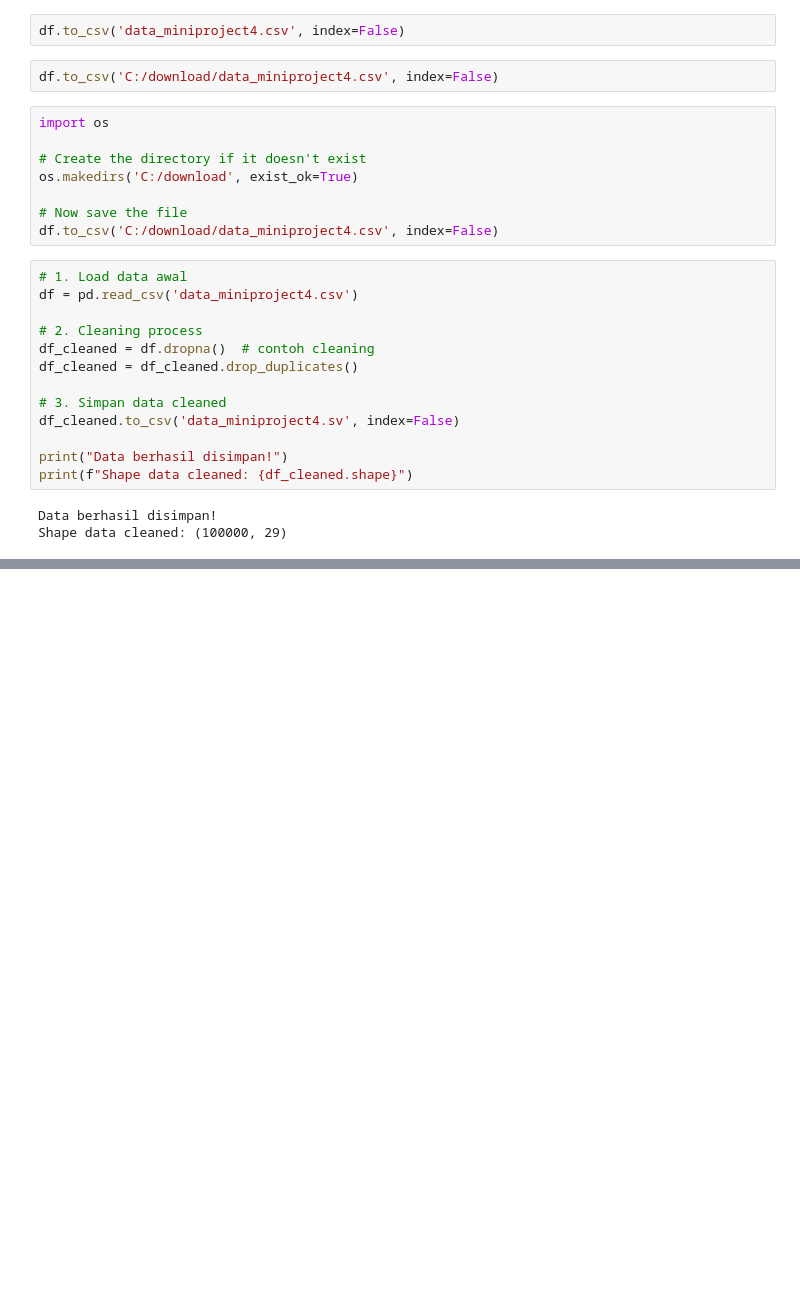
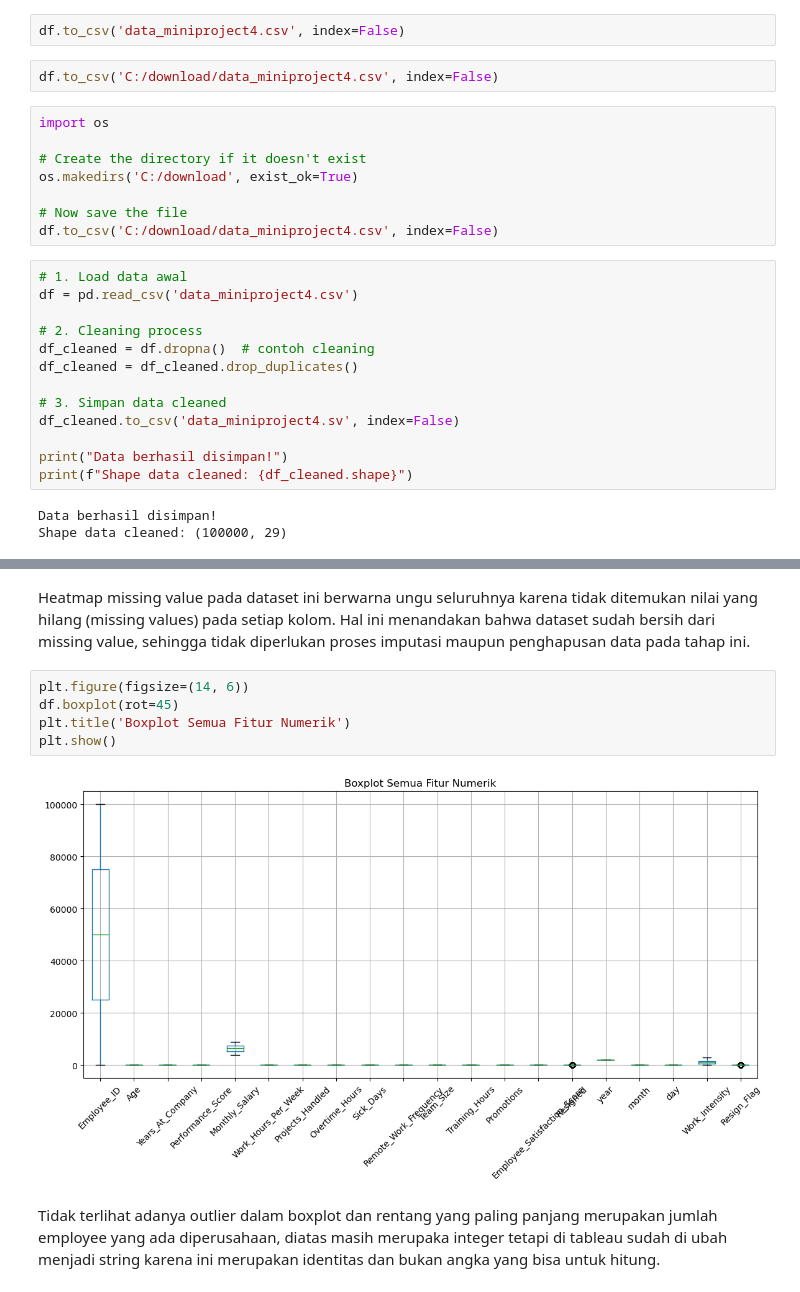
Before and after one commit to yasminauliaaa/handson-git, a Jupyter notebook: MINI PROJECT 4.ipynb, the cells around one changed output, grey strips where cells are left out. Drawn from its saved outputs; the diff is of its cells as text; blank space fills up the shorter version.

```diff
--- a/MINI PROJECT 4.ipynb
+++ b/MINI PROJECT 4.ipynb
@@ -291,0 +302,11 @@ Shape data cleaned: (100000, 29)
+# %% [markdown]
+Heatmap missing value pada dataset ini berwarna ungu seluruhnya karena tidak ditemukan nilai yang hilang (missing values) pada setiap kolom. Hal ini menandakan bahwa dataset sudah bersih dari missing value, sehingga tidak diperlukan proses imputasi maupun penghapusan data pada tahap ini.
+# %%
+plt.figure(figsize=(14, 6))
+df.boxplot(rot=45)
+plt.title('Boxplot Semua Fitur Numerik')
+plt.show()
+# %% [output]
+[figure, added]
+# %% [markdown]
+Tidak terlihat adanya outlier dalam boxplot dan rentang yang paling panjang merupakan jumlah employee yang ada diperusahaan, diatas masih merupaka integer tetapi di tableau sudah di ubah menjadi string karena ini merupakan identitas dan bukan angka yang bisa untuk hitung.
```
Also changed, not shown: parts of 8 cells of this notebook.
